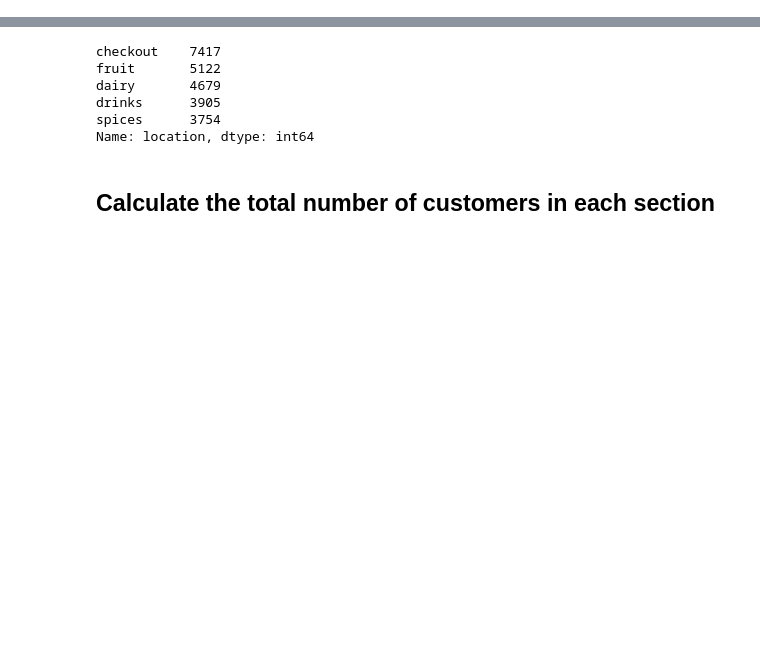
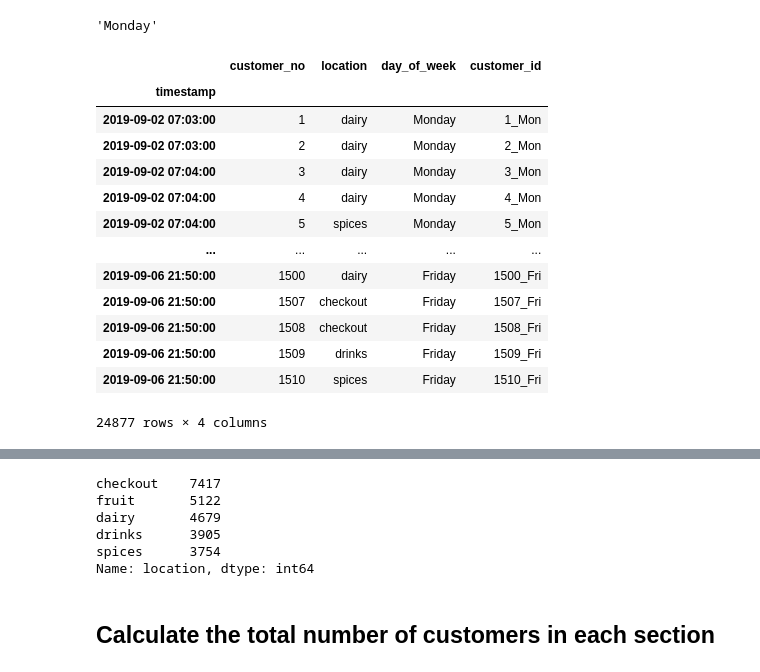
Before and after one commit to Amaranga/markov_ki, a Jupyter notebook: project8_data_exploration.ipynb, the cells around one changed output, grey strips where cells are left out. Cells and saved outputs as stored; diff of their text form; code cells hidden in the pictures; blank space fills up the shorter version.

```diff
--- a/project8_data_exploration.ipynb
+++ b/project8_data_exploration.ipynb
@@ -5 +22,49 @@ import matplotlib.pyplot as plt
+# %%
+# Get ordered files
+files = order_files_by_day_of_week(all_csv_files)
+# %%
+# Read the files
+df_list = [pd.read_csv(i, index_col = 0, parse_dates=True, sep=";") for i in files]
+# %%
+# Get abbreviated weekly names from files
+weekly_names = [i.split("/")[1].split(".")[0][0:3] for i in files]
+# %%
+# Put dataframe list into a dictionary
+df_dict = {}
+count = 0
+for week_name in weekly_names:
+    df_dict[week_name] = df_list[count]
+    count += 1
+calendar.day_name[calendar.firstweekday()]
+# %% [output]
+'Monday'
+# %%
+# Give unique id to a customer and concatenate into one huge dataframe
+
+df_all = []
+for key in df_dict.keys():
+    df = df_dict[key]
+    df["day_of_week"] = df.index.day_name()
+    df["customer_no"] = df["customer_no"].astype(str)
+    df["shortened_day"] = [i[0:3] for i in df["day_of_week"].tolist()]
+    df["customer_id"] = df["customer_no"] + "_" + df["shortened_day"]
+    df.drop("shortened_day", axis = 1, inplace=True)
+    df_all.append(df)
+
+df_all = pd.concat(df_all)
+# %% [output]
+|  | customer_no | location | day_of_week | customer_id |
+| timestamp |  |  |  |  |
+| 2019-09-02 07:03:00 | 1 | dairy | Monday | 1_Mon |
+| 2019-09-02 07:03:00 | 2 | dairy | Monday | 2_Mon |
+| 2019-09-02 07:04:00 | 3 | dairy | Monday | 3_Mon |
+| 2019-09-02 07:04:00 | 4 | dairy | Monday | 4_Mon |
+| 2019-09-02 07:04:00 | 5 | spices | Monday | 5_Mon |
+| ... | ... | ... | ... | ... |
+| 2019-09-06 21:50:00 | 1500 | dairy | Friday | 1500_Fri |
+| 2019-09-06 21:50:00 | 1507 | checkout | Friday | 1507_Fri |
+| 2019-09-06 21:50:00 | 1508 | checkout | Friday | 1508_Fri |
+| 2019-09-06 21:50:00 | 1509 | drinks | Friday | 1509_Fri |
+| 2019-09-06 21:50:00 | 1510 | spices | Friday | 1510_Fri |
+24877 rows × 4 columns
 # %%
```
Also changed, not shown: parts of 8 cells of this notebook.
